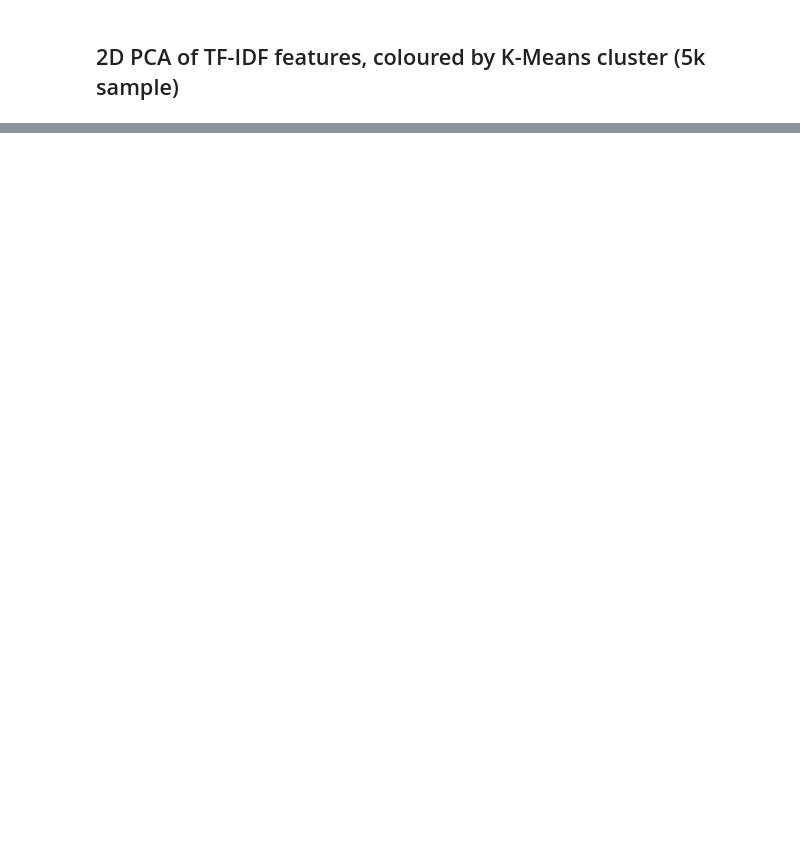
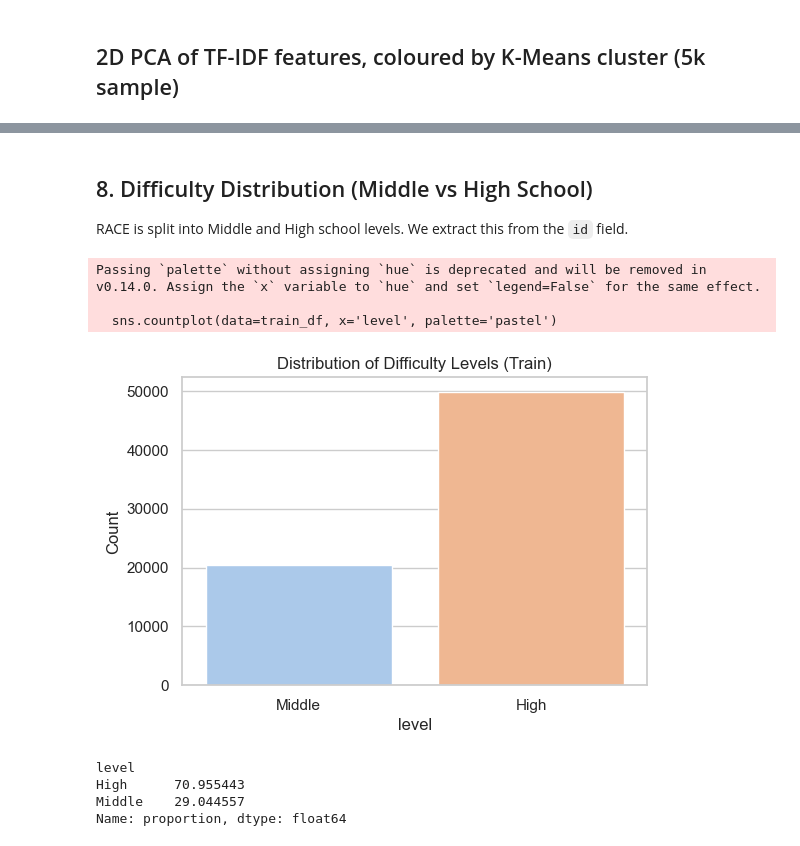
Before and after one commit to Hadeeed147/race-rc-project, a Jupyter notebook: notebooks/EDA.ipynb, the cells around one changed output, grey strips where cells are left out. Cells and saved outputs as stored; diff of their text form; code cells hidden in the pictures; blank space fills up the shorter version.

```diff
--- a/notebooks/EDA.ipynb
+++ b/notebooks/EDA.ipynb
@@ -254,0 +283,22 @@ plt.show()
+# %% [markdown]
+## 8. Difficulty Distribution (Middle vs High School)
+RACE is split into Middle and High school levels. We extract this from the `id` field.
+# %%
+train_df['level'] = train_df['id'].apply(lambda x: 'Middle' if 'middle' in str(x).lower() else ('High' if 'high' in str(x).lower() else 'Unknown'))
+
+plt.figure(figsize=(6, 4))
+sns.countplot(data=train_df, x='level', palette='pastel')
+plt.title('Distribution of Difficulty Levels (Train)')
+plt.ylabel('Count')
+plt.show()
+
+print(train_df['level'].value_counts(normalize=True) * 100)
+# %% [output]
+Passing `palette` without assigning `hue` is deprecated and will be removed in v0.14.0. Assign the `x` variable to `hue` and set `legend=False` for the same effect.
+
+  sns.countplot(data=train_df, x='level', palette='pastel')
+[figure, added]
+level
+High      70.955443
+Middle    29.044557
+Name: proportion, dtype: float64
```
Also changed, not shown: parts of 13 cells of this notebook, 33 other files.
